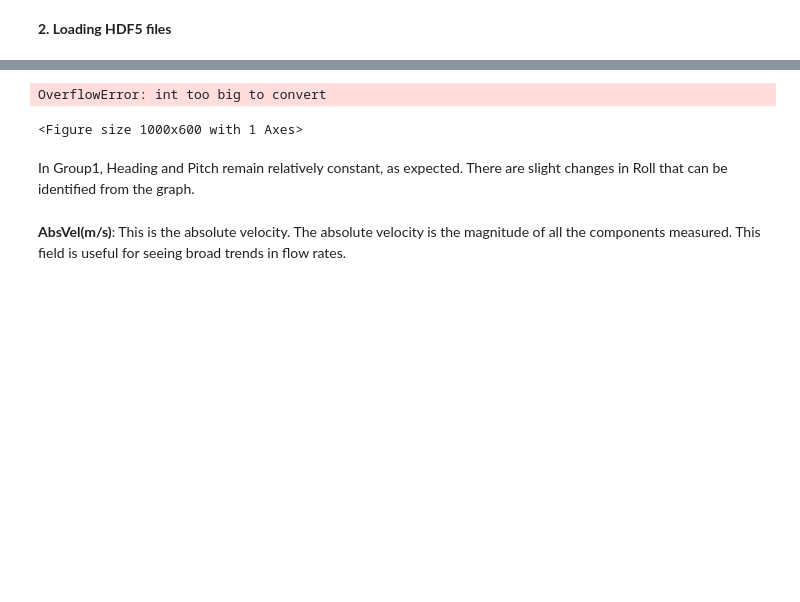
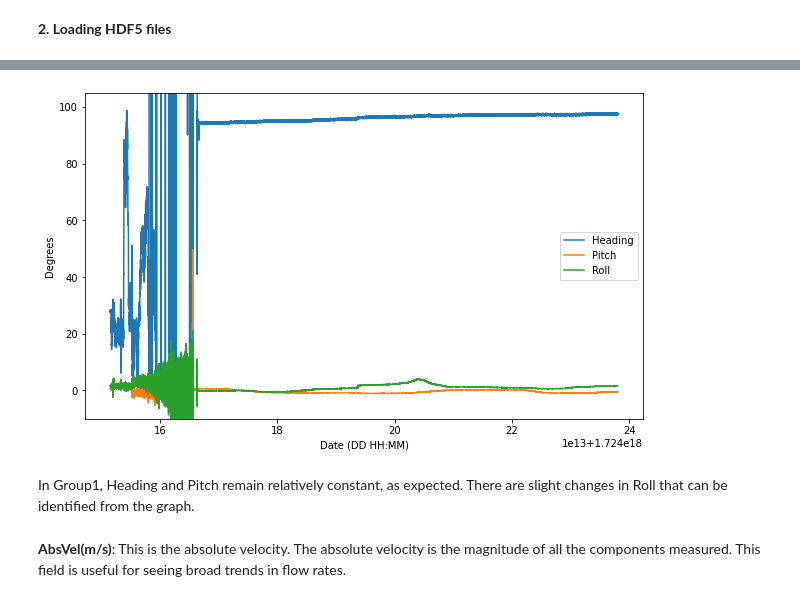
Before and after one commit to NCSU-CHAZ/BOEM-Oak-Island, a Jupyter notebook: notebooks/BOEM_interp.ipynb, the cells around one changed output, grey strips where cells are left out. Drawn from its saved outputs; the diff is of its cells as text; code cells hidden in the pictures; blank space fills up the shorter version.

```diff
--- a/notebooks/BOEM_interp.ipynb
+++ b/notebooks/BOEM_interp.ipynb
@@ -28,9 +26,12 @@ import matplotlib.pyplot as plt
 import datetime
 import matplotlib.dates as dt
 import matplotlib.axes as axs
+
+from pathlib import Path
+
+datadir = "BOEM_interp_data/Deploy1_Group1_S0103080/"
+sampling_frequency = 4
 # %%
-# Establish directory and filenames
-directory_path=r"/Volumes/kanarde/BOEM/BHBoemData/Processed/S0_103080/Group1" # this will need to be changed per computer/user and per group
-files=os.listdir(directory_path) # list of files in Group1
+files = os.listdir(Path(datadir)) # list of files in Group 1
 print(files) # prints out a list of all of the data files within Group 1
 # %% [output]
@@ -38,15 +41,9 @@ print(files) # prints out a list of all of the data files within Group 1
 # %%
-# Here we are going to read in the HDF5 files containing data
-# create a dictionary to store files
-data={}
+data = {}
 for file in files:
-    # file path
-    file_path = os.path.join(directory_path, file)
-    # read the file into a Pandas dataframe
-    df=pd.read_hdf(file_path)
-    # file name
-    file_name=file_path.split('/')[-1].split('.')[0]
+    file_path = os.path.join(datadir, file)  # file path
+    df = pd.read_hdf(file_path)  # read the file into a Pandas dataframe
+    file_name = file_path.split('/')[-1].split('.')[0]  # file name
     print(file_name)
-    # store dataframe
-    data[file_name]=df
+    data[file_name] = df  # store dataframe
 # %% [output]
@@ -142,18 +158,17 @@ start_time=datetime.datetime(2024,8,20,18,30)
 # %%
 # Plot Heading, Pitch, and Roll over time
 plt.figure(figsize=(10,6))
 plt.plot(data['Time'],data['Heading'], label='Heading')
 plt.plot(data['Time'],data['Pitch'], label='Pitch')
 plt.plot(data['Time'],data['Roll'], label='Roll')
 plt.xlabel('Date (DD HH:MM)')
 plt.ylabel('Degrees')
 plt.ylim(bottom= -10, top =105)
-plt.xlim(left=start_time) # This is here for group 1 only to cut out transportation of sensor
+# plt.xlim(left=start_time) # This is here for group 1 only to cut out transportation of sensor
 plt.legend()
 plt.show()
 # %% [output]
-OverflowError: int too big to convert
-<Figure size 1000x600 with 1 Axes>
+[figure, added]
 # %% [markdown]
 In Group1, Heading and Pitch remain relatively constant, as expected. There are slight changes in Roll that can be identified from the graph.
 # %% [markdown]
```
Also changed, not shown: parts of 28 cells of this notebook.
